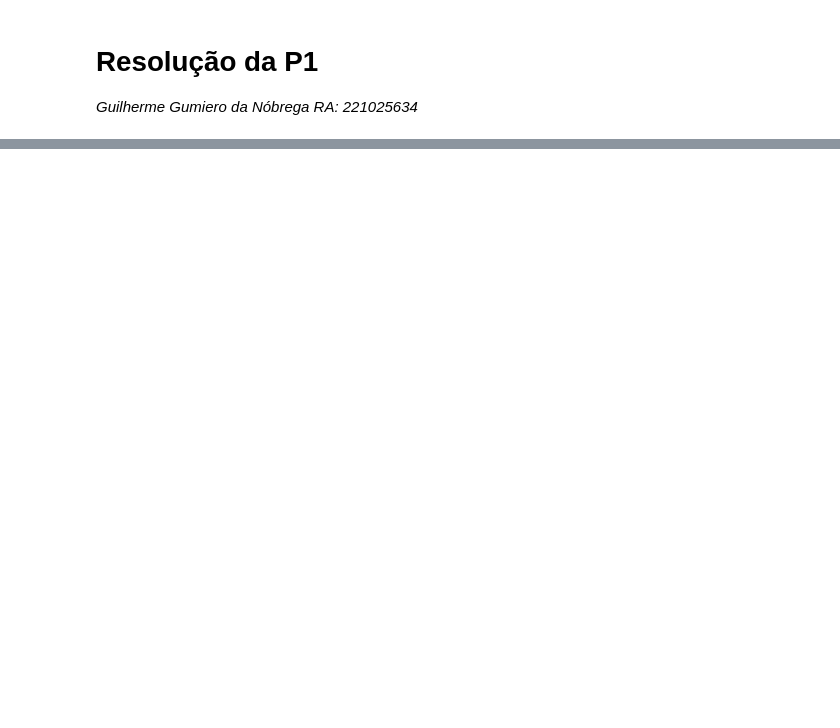
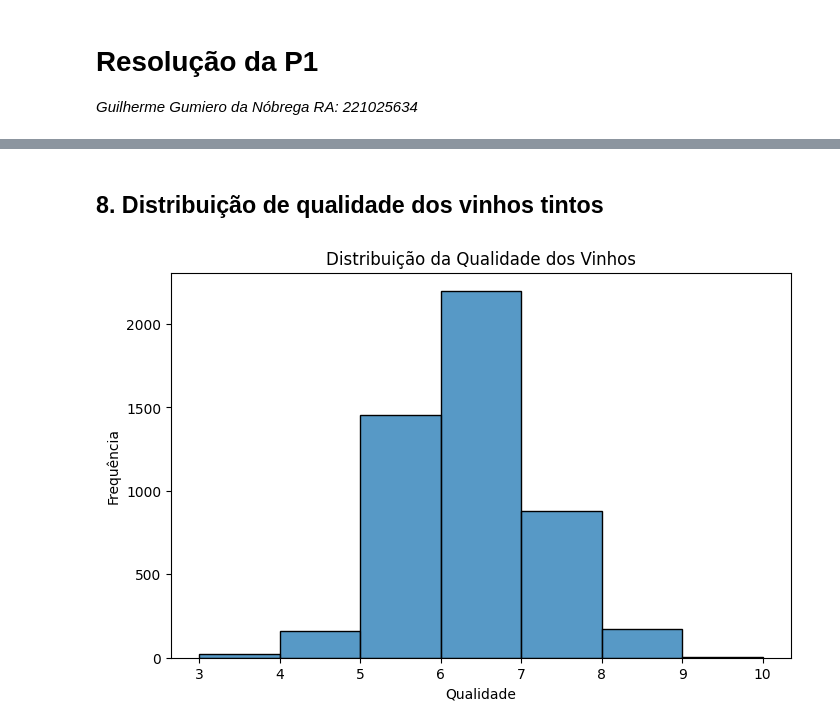
Before and after one commit to claytontey/DS_Unesp, a Jupyter notebook: P1/respostas/p1_guilherme.ipynb, the cells around one changed output, grey strips where cells are left out. Cells and saved outputs as stored; diff of their text form; code cells hidden in the pictures; blank space fills up the shorter version.

```diff
--- a/P1/respostas/p1_guilherme.ipynb
+++ b/P1/respostas/p1_guilherme.ipynb
@@ -57,0 +134,11 @@ import matplotlib as plt
+# %% [markdown]
+## 8. Distribuição de qualidade dos vinhos tintos
+# %%
+plt.figure(figsize=(8, 5))
+sns.histplot(df_white['quality'], bins=range(int(df_white['quality'].min()), int(df_white['quality'].max()) + 2), kde=False)
+plt.title('Distribuição da Qualidade dos Vinhos')
+plt.xlabel('Qualidade')
+plt.ylabel('Frequência')
+plt.show()
+# %% [output]
+[figure, added]
```
Also changed, not shown: parts of 29 cells of this notebook.
